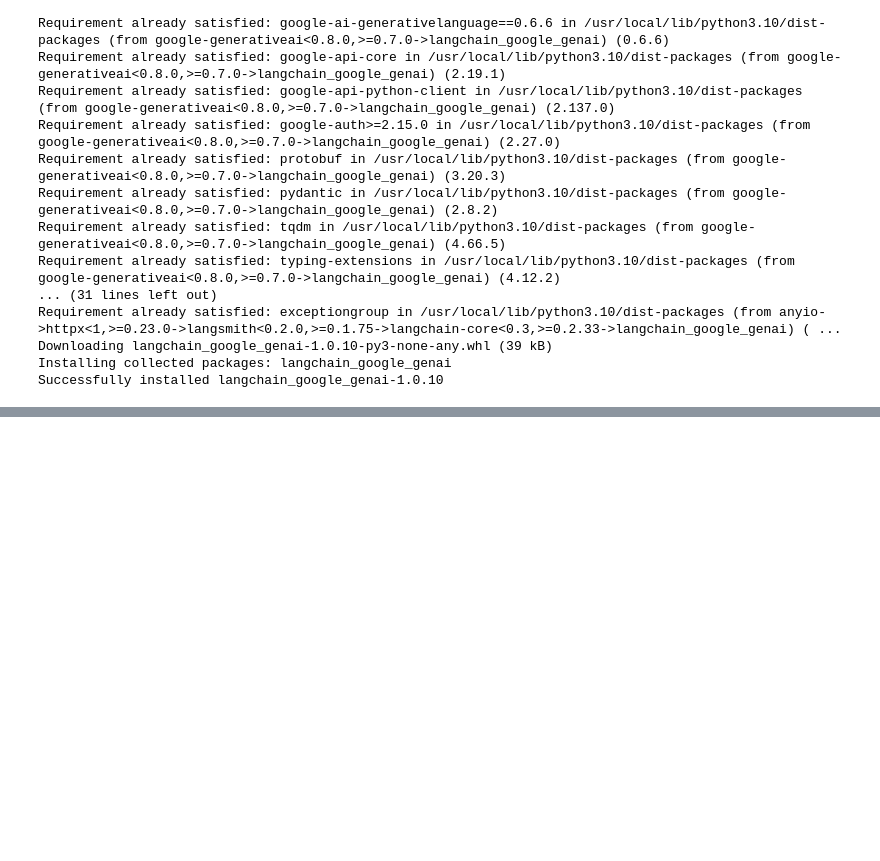
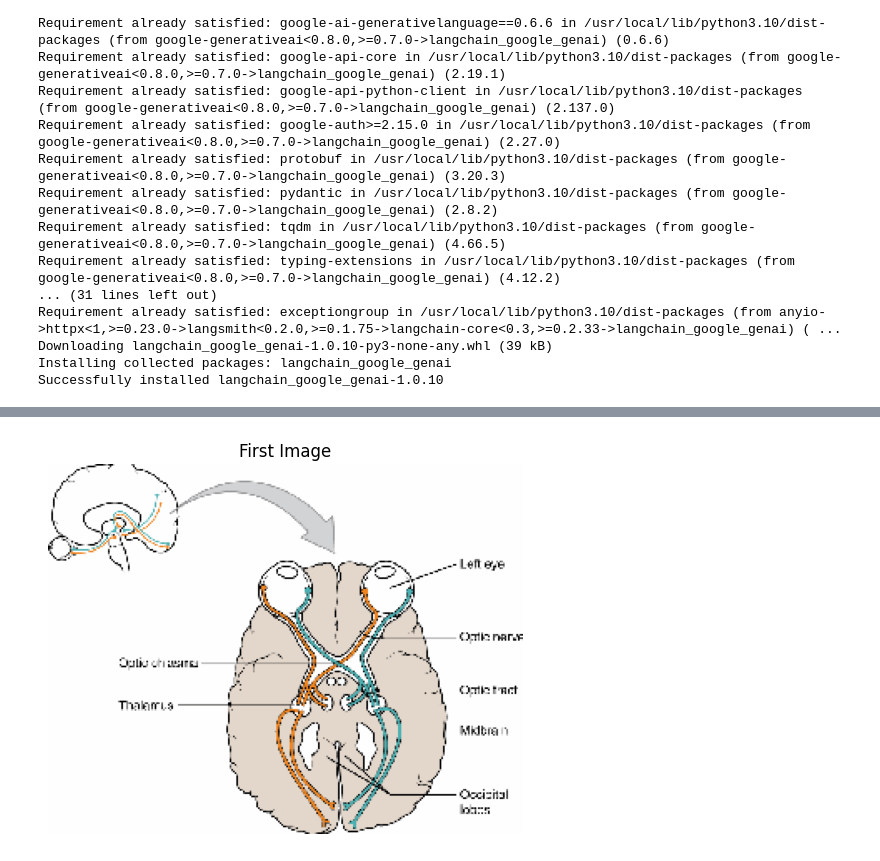
Before and after one commit to lohithgsk/anatomy-chatbot, a Jupyter notebook: Olympiad.ipynb, the cells around one changed output, grey strips where cells are left out. Saved outputs shown, nothing was run; the diff lists cells and outputs as text; code cells hidden in the pictures; blank space fills up the shorter version.

```diff
--- a/Olympiad.ipynb
+++ b/Olympiad.ipynb
@@ -186,0 +376,14 @@ WARNING:chromadb.segment.impl.vector.local_hnsw:Number of requested results 5 is
+# %%
+image_embeddings = []
+for img_data in images_data:
+    image = Image.open(io.BytesIO(img_data['image_data']))
+    image_input = preprocess(image).unsqueeze(0).to(device)
+
+    with torch.no_grad():
+        img_embedding = clip_model.encode_image(image_input).cpu().numpy()
+
+    image_embeddings.append({
+        "page_number": img_data["page_number"],
+        "embedding": img_embedding,
+        "image_data": img_data["image_data"]
+    })
@@ -186,0 +515,24 @@ WARNING:chromadb.segment.impl.vector.local_hnsw:Number of requested results 5 is
+# %%
+from PIL import Image
+import io
+import matplotlib.pyplot as plt
+
+def print_first_image(image_data_list):
+    if not image_data_list:
+        print("No images to display.")
+        return
+
+    first_image_data = image_data_list[15]['image_data']
+
+    try:
+        image = Image.open(io.BytesIO(first_image_data))
+        plt.imshow(image)
+        plt.axis('off')
+        plt.title("First Image")
+        plt.show()
+    except Exception as e:
+        print(f"Error displaying the image: {e}")
+
+print_first_image(image_embeddings)
+# %% [output]
+[figure, added]
```
Also changed, not shown: parts of 32 cells of this notebook.
